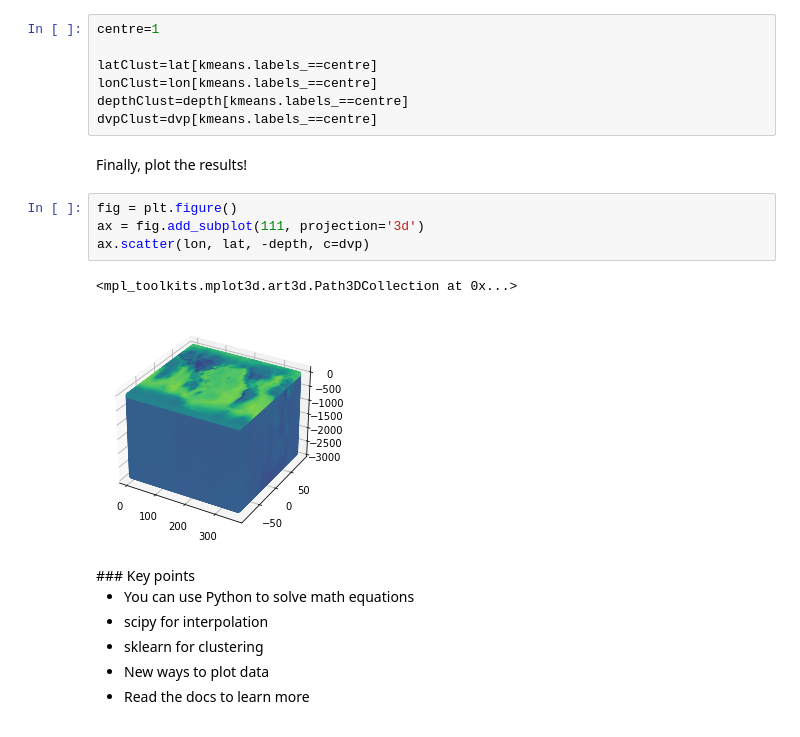
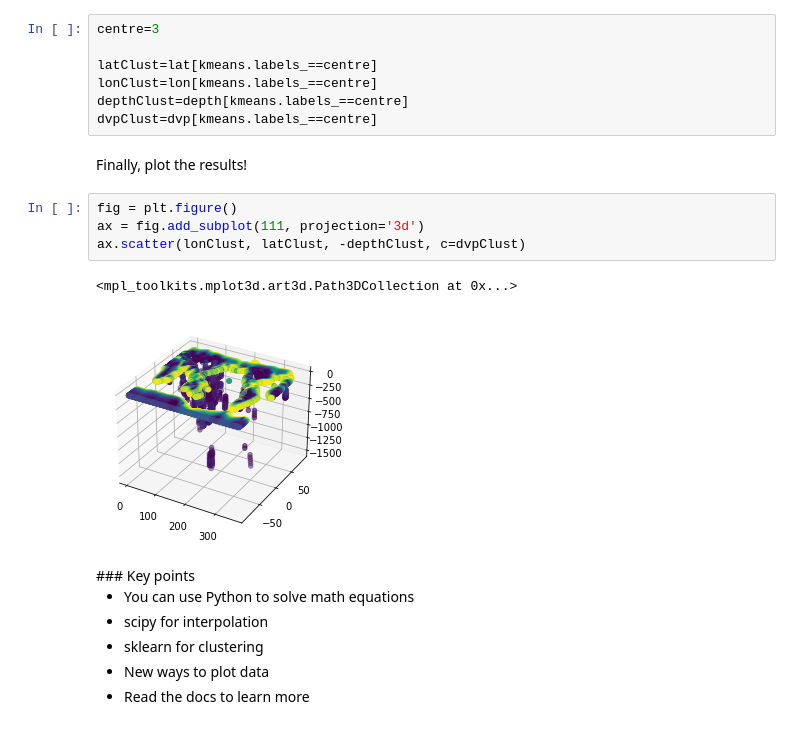
Before and after one commit to Sydney-Informatics-Hub/geopython, a Jupyter notebook: _ipynb/02b-Clustering.ipynb, the cells around one changed output. Drawn from its saved outputs; the diff is of its cells as text.

Commit message:
updated clustering

```diff
--- a/_ipynb/02b-Clustering.ipynb
+++ b/_ipynb/02b-Clustering.ipynb
@@ -467,7 +453,7 @@ array([3, 3, 3, ..., 0, 0, 0])
 # %% [markdown]
 Choose one of the clusters to visualise, so subset the data into new vectors accordingly
 # %%
-centre=1
+centre=3
 
 latClust=lat[kmeans.labels_==centre]
 lonClust=lon[kmeans.labels_==centre]
@@ -478,10 +464,10 @@ Finally, plot the results!
 # %%
 fig = plt.figure()
 ax = fig.add_subplot(111, projection='3d')
-ax.scatter(lon, lat, -depth, c=dvp)
+ax.scatter(lonClust, latClust, -depthClust, c=dvpClust)
 # %% [output]
 <mpl_toolkits.mplot3d.art3d.Path3DCollection at 0x...>
-[figure, old version]
+[figure, new version]
 # %% [markdown]
 <div class="keypoints">
 ### Key points
```
Also changed, not shown: parts of 9 cells of this notebook, 10 other files.
